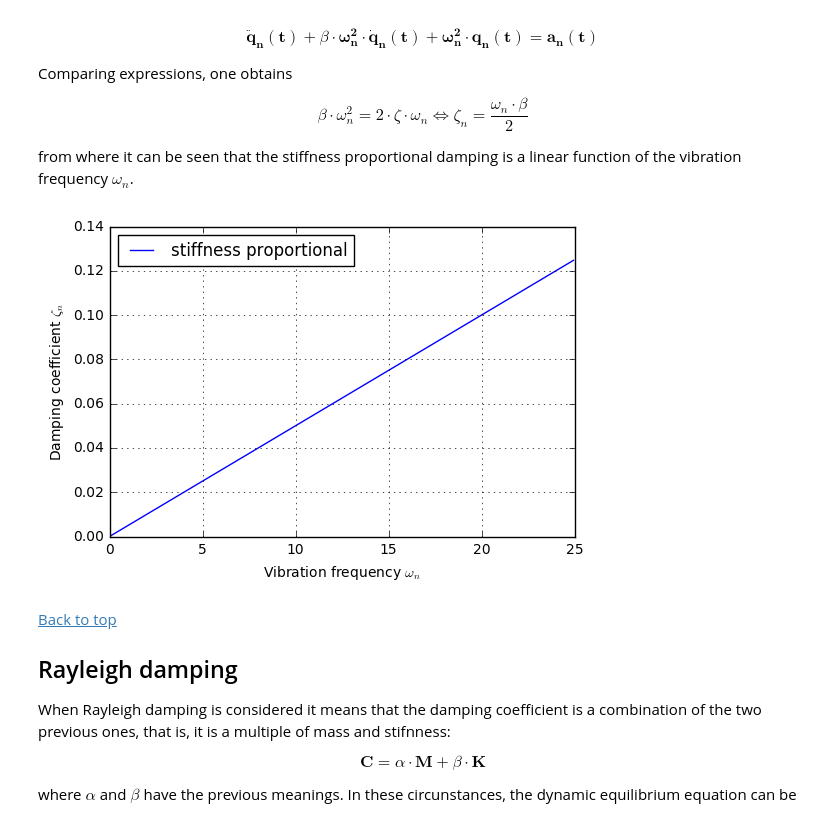
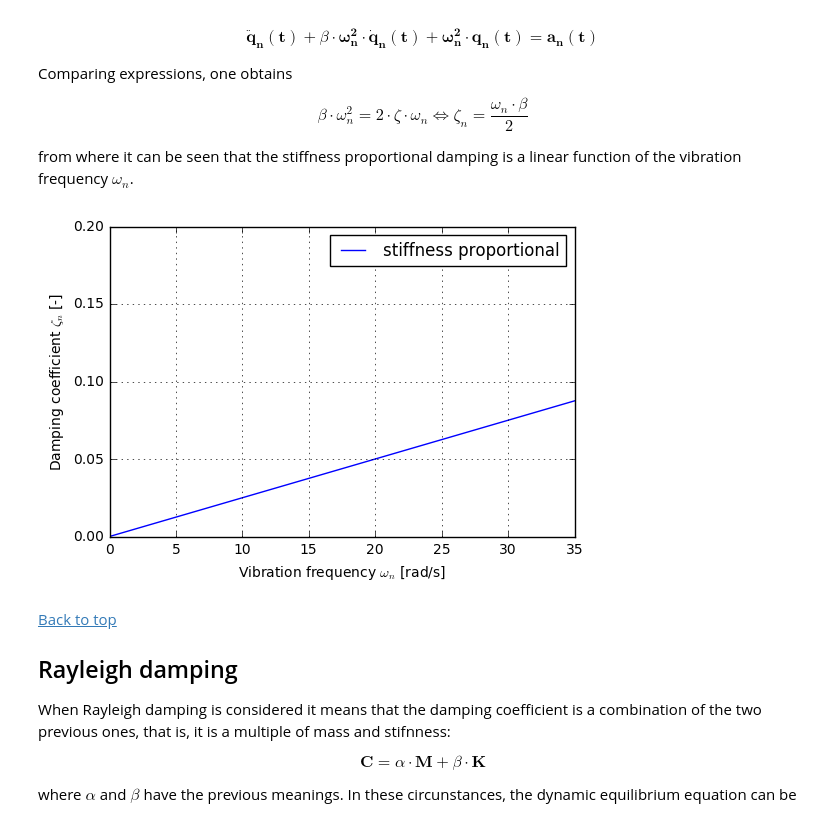
Before and after one commit to pxcandeias/py-notebooks, a Jupyter notebook: Rayleigh_damping.ipynb, the cells around one changed output. Cells and saved outputs as stored; diff of their text form; code cells hidden in the pictures.

```diff
--- a/Rayleigh_damping.ipynb
+++ b/Rayleigh_damping.ipynb
@@ -116,7 +116,7 @@ We will produce some plots based on a frequency range to illustrate the concepts
 import matplotlib.pyplot as plt
 %matplotlib inline
 
-ff = np.linspace(0.01, 3.97, num=397)
+ff = np.linspace(0.01, 6., num=600)
 wn = 2.*np.pi*ff
 # %% [markdown]
 [Back to top](#top)
@@ -202,16 +204,18 @@ Comparing expressions, one obtains
 
 from where it can be seen that the stiffness proportional damping is a linear function of the vibration frequency $\omega_n$.
 # %%
-beta = 0.01
+beta = 0.005
 zn_b = (beta*wn)/2.
 plt.plot(wn, zn_b, label='stiffness proportional')
-plt.xlabel('Vibration frequency $\omega_n$')
-plt.ylabel('Damping coefficient $\zeta_n$')
+plt.xlabel('Vibration frequency $\omega_n$ [rad/s]')
+plt.ylabel('Damping coefficient $\zeta_n$ [-]')
 plt.legend(loc='best')
 plt.grid(True)
+plt.xlim([0, 35.])
+plt.ylim([0, 0.2])
 plt.show()
 # %% [output]
-[figure, old version]
+[figure, new version]
 # %% [markdown]
 [Back to top](#top)
 
```
Also changed, not shown: parts of 8 cells of this notebook.
